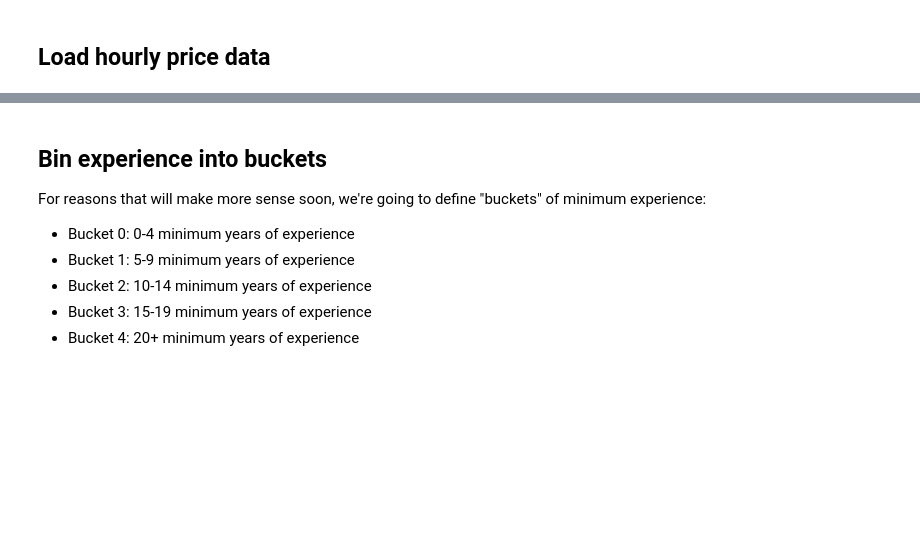
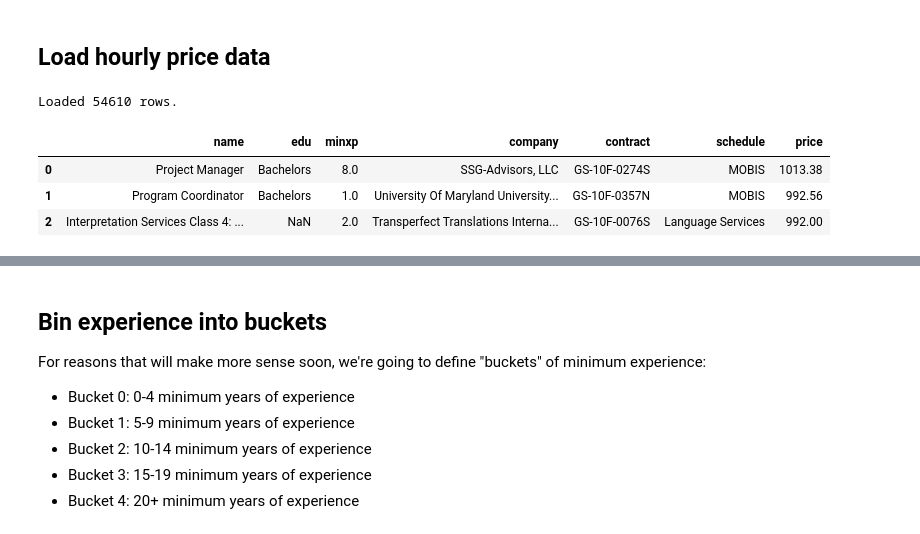
Before and after one commit to 18F/calc-analysis, a Jupyter notebook: contract-analysis/anomaly-detection.ipynb, the cells around one changed output, grey strips where cells are left out. Saved outputs shown, nothing was run; the diff lists cells and outputs as text; code cells hidden in the pictures; blank space fills up the shorter version.

```diff
--- a/contract-analysis/anomaly-detection.ipynb
+++ b/contract-analysis/anomaly-detection.ipynb
@@ -20,22 +20,31 @@ sns.set(color_codes=True)
 # %%
 hourly_prices = pd.read_csv('../data/hourly_prices.csv', index_col=False, thousands=',', usecols=[
     'Labor Category',
     'CurrentYearPricing',
     'Education',
     'MinExpAct',
     'Schedule',
     'CONTRACT .',
     'COMPANY NAME',
 ])
 
 hourly_prices.rename(columns={
     'Labor Category': 'name',
     'CurrentYearPricing': 'price',
     'Education': 'edu',
     'MinExpAct': 'minxp',
     'Schedule': 'schedule',
     'CONTRACT .': 'contract',
     'COMPANY NAME': 'company',
 }, inplace=True)
 
-hourly_prices.dropna(axis=0, how='any', inplace=True)
+print(f"Loaded {hourly_prices.shape[0]} rows.")
+
+# Show some example rows, just so we can get an idea of the shape of the data.
+hourly_prices[:3]
+# %% [output]
+Loaded 54610 rows.
+|  | name | edu | minxp | company | contract | schedule | price |
+| 0 | Project Manager | Bachelors | 8.0 | SSG-Advisors, LLC | GS-10F-0274S | MOBIS | 1013.38 |
+| 1 | Program Coordinator | Bachelors | 1.0 | University Of Maryland University... | GS-10F-0357N | MOBIS | 992.56 |
+| 2 | Interpretation Services Class 4: ... | NaN | 2.0 | Transperfect Translations Interna... | GS-10F-0076S | Language Services | 992.00 |
```
Also changed, not shown: parts of 7 cells of this notebook.
